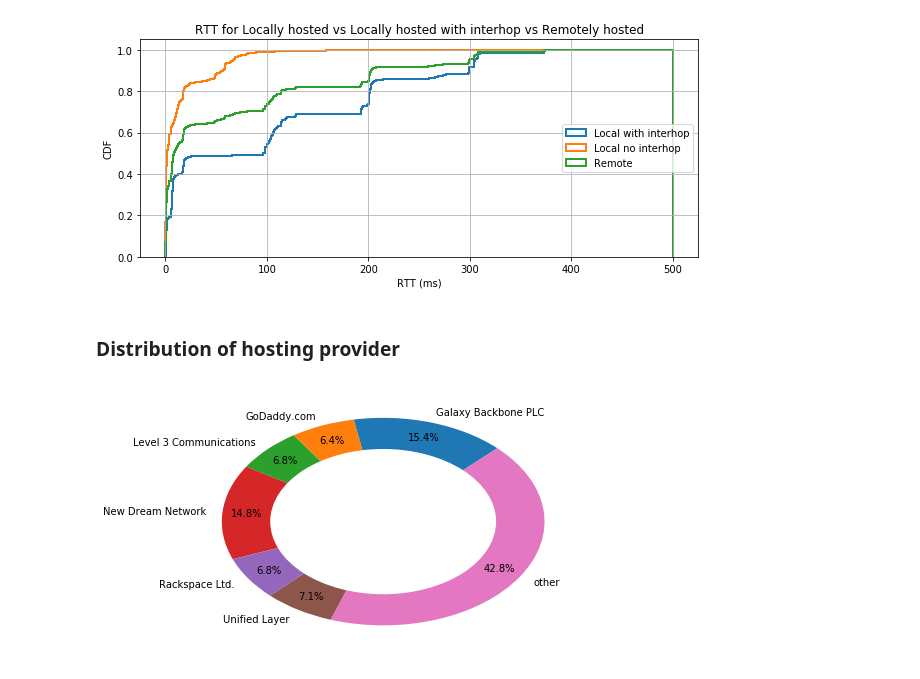
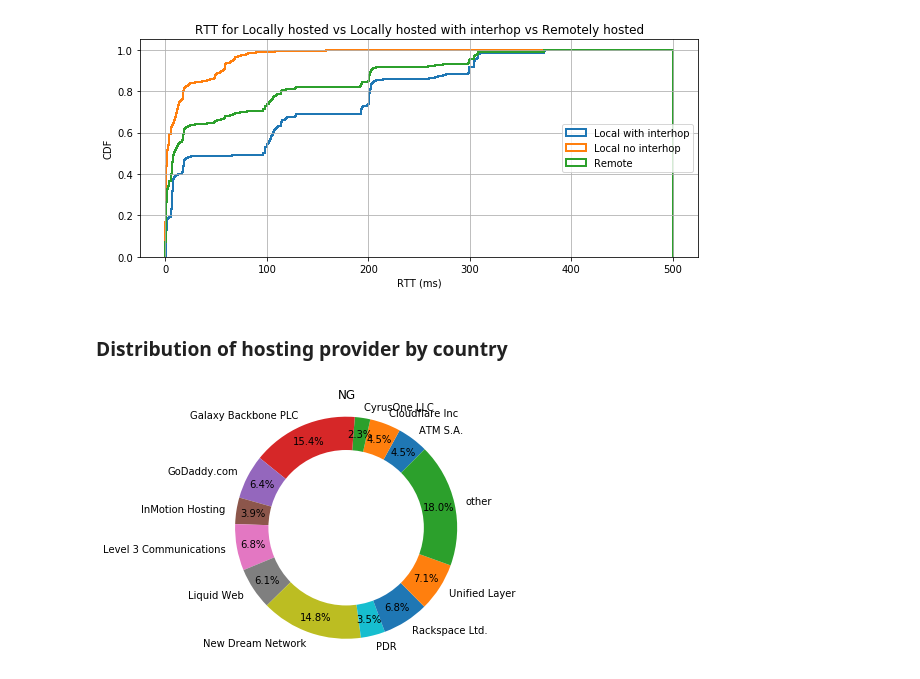
Before and after one commit to AFRINIC-Labs/cloud-computing, a Jupyter notebook: Cloud-computing.ipynb, the cells around one changed output. Drawn from its saved outputs; the diff is of its cells as text; code cells hidden in the pictures.

Commit message:
pie chart per country

```diff
--- a/Cloud-computing.ipynb
+++ b/Cloud-computing.ipynb
@@ -210,41 +210,43 @@ plt.show()
 # %% [output]
 [figure]
 # %% [markdown]
-### Distribution of hosting provider
+### Distribution of hosting provider by country
 # %%
-df_nigeria = df.loc[(df.vantageCC=='NG')]
-df_nigeria = (df_nigeria.iloc[:,[7,9]]).groupby('hostCo').size().reset_index(name='counts')
+cc='NG'
+df_cc = df.loc[(df.vantageCC==cc)]
+df_cc = (df_cc.iloc[:,[7,9]]).groupby('hostCo').size().reset_index(name='counts')
 
-percentile75 = df_nigeria.quantile(.75)['counts']
+percentile = df_cc.quantile(.50)['counts']
 
-df_ng_upper = df_nigeria.loc[df_nigeria.counts >= percentile75]
-df_ng_lower = df_nigeria.loc[df_nigeria.counts < percentile75]
+df_cc_upper = df_cc.loc[df_cc.counts >= percentile]
+df_cc_lower = df_cc.loc[df_cc.counts < percentile]
 
 df_other = pd.DataFrame(columns=['hostCo','counts'])
-#df_other = df_other.append(['other',], ignore_index=True)
-df_other.loc[0] = ['other', df_ng_lower['counts'].sum()]
+df_other.loc[0] = ['other', df_cc_lower['counts'].sum()]
 
-df_pie = [df_ng_upper,df_other]
+df_pie = [df_cc_upper,df_other]
 
 result = pd.concat(df_pie)
 
 # Pie chart
 labels = result['hostCo'].values
 sizes = result['counts'].values
 
 # #explsion
 # explode = (0.05,0.05,0.05,0.05)
+fig, ax2 = plt.subplots()
 
 plt.pie(sizes, labels=labels, autopct='%1.1f%%', startangle=45, pctdistance=0.85)
 #draw circle
 centre_circle = plt.Circle((0,0),0.70,fc='white')
 fig = plt.gcf()
 fig.gca().add_artist(centre_circle)
 # Equal aspect ratio ensures that pie is drawn as a circle
-ax1.axis('equal')
-ax1.set_title('Distribution of hosting provider used in Nigeria')
+ax2.axis('equal')
+ax2.set_title(cc)
+
 plt.tight_layout()
-plt.savefig("data/plots/pie_chart_NG_hosting_providers.svg")
+plt.savefig("data/plots/pie_chart_" + cc + "_hosting_providers.svg")
 plt.show()
 # %% [output]
-[figure, old version]
+[figure, new version]
```
Also changed, not shown: parts of 7 cells of this notebook.
